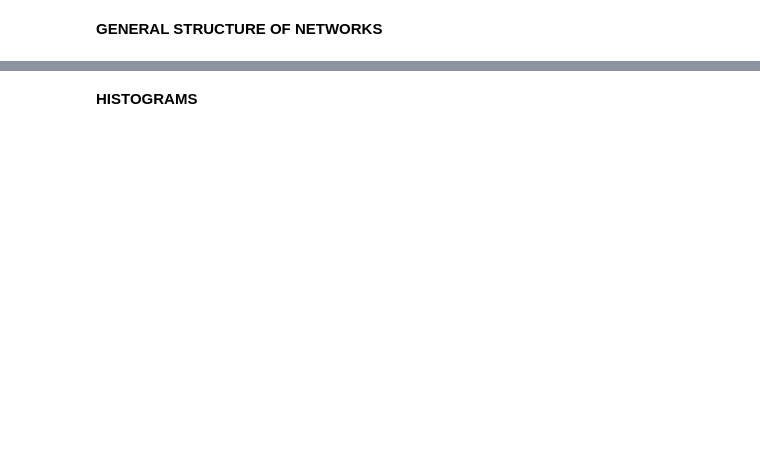
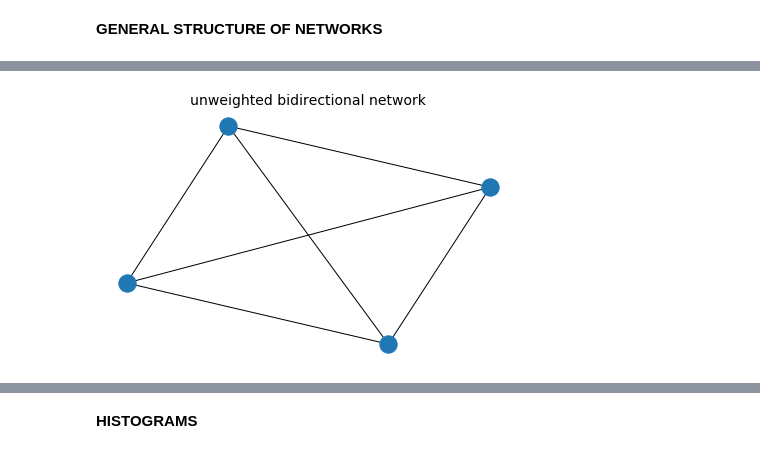
Before and after one commit to jdkazime/phy405-midterm2, a Jupyter notebook: midterm_2.ipynb, the cells around one changed output, grey strips where cells are left out. Cells and saved outputs as stored; diff of their text form; code cells hidden in the pictures; blank space fills up the shorter version.

```diff
--- a/midterm_2.ipynb
+++ b/midterm_2.ipynb
@@ -116,0 +18,20 @@ def B_entropy(A,s):
+# %%
+def erdos_renyi_Gnp(n, p, self_edges = False):
+    # n -> network size (number nodes)
+    # p -> edge probability
+    # self_edges -> flag to see if user wants connectivity within nodes
+
+    # Here, we store an array where the edges
+    # are less than the probability.
+    # This is roughly M = N^2 * p.
+    B = np.array(np.random.rand(n, n) < p, dtype=int)
+    B = np.triu(B)
+
+    # Adding together the upper and lower triangulars
+    # since it is a symmetric matrix.
+    if self_edges == True:
+        A = B + B.T - np.diag(np.diag(B))
+    else:
+        A = B + B.T - 2*np.diag(np.diag(B))
+
+    return A
@@ -140,0 +123,10 @@ plt.savefig("figure_1.png")
+# %%
+fig, ax = plt.subplots(1, 1)
+
+nx.draw(nx.from_numpy_matrix(A), axis = ax)
+
+ax.set_title('unweighted bidirectional network', fontsize = 14)
+
+fig.tight_layout()
+# %% [output]
+[figure, added]
```
Also changed, not shown: parts of 52 cells of this notebook.
